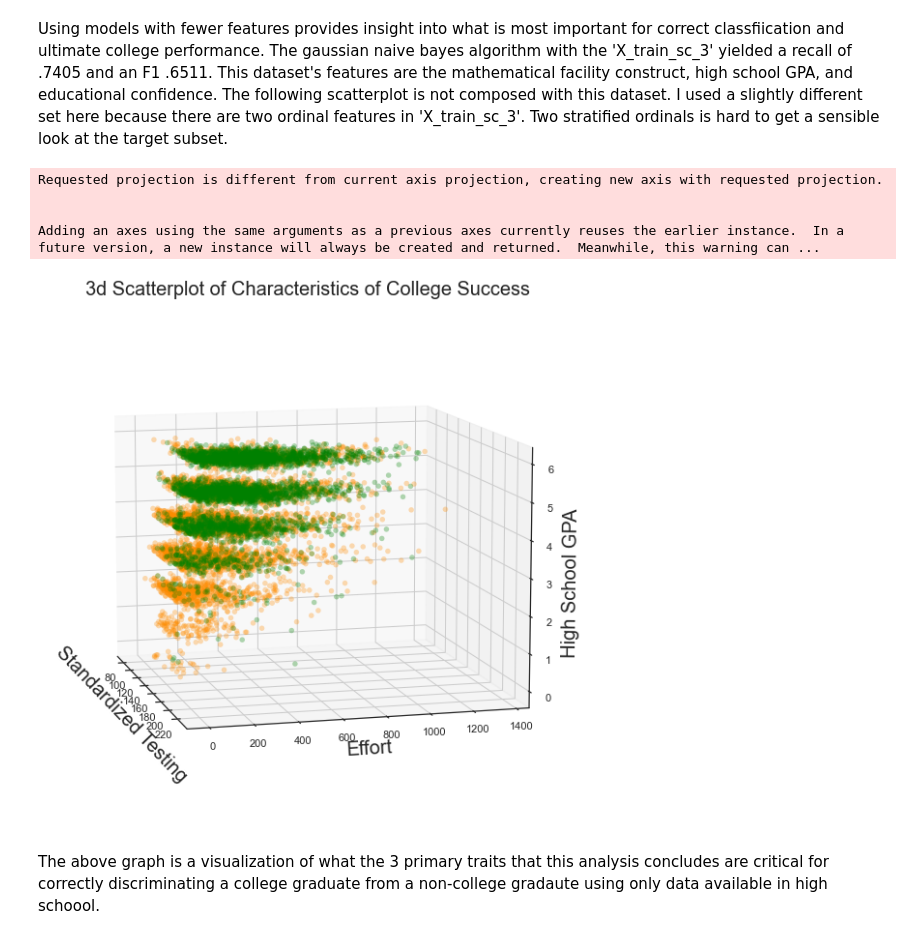
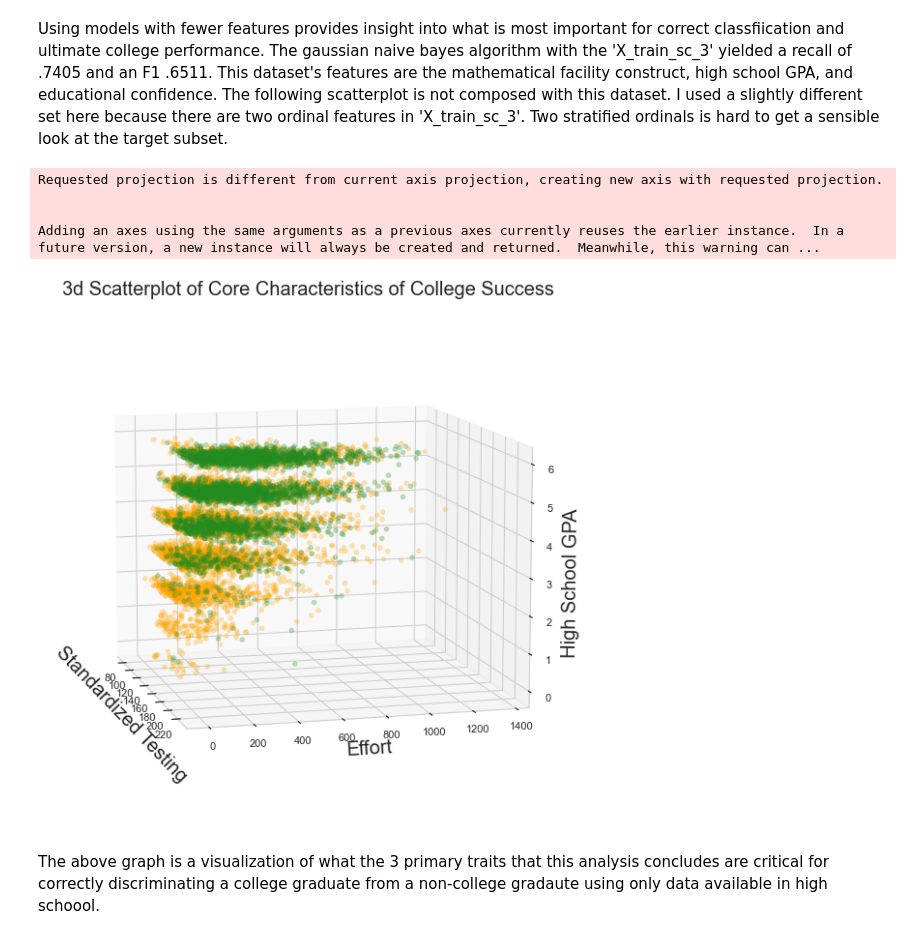
Before and after one commit to eonslemp/ML_assisted_college_advising, a Jupyter notebook: code/final_notebook.ipynb, the cells around one changed output. Cells and saved outputs as stored; diff of their text form; code cells hidden in the pictures.

```diff
--- a/code/final_notebook.ipynb
+++ b/code/final_notebook.ipynb
@@ -760,7 +760,7 @@ y_grad = exp[(exp.ps_level ==1) & (exp.graduated_Y == 1)]
 n_grad = exp[(exp.ps_level !=1 ) | (exp.graduated_Y != 1)]
 
 data = (y_grad, n_grad)
-colors = ('green', 'darkorange')
+colors = ('forestgreen', 'orange')
 groups = ('college grad', 'not grad')
 
 fig = plt.figure(figsize = (15, 10))
@@ -1332,36 +1332,36 @@ Using models with fewer features provides insight into what is most important fo
 # %%
 y_grad = exp[(exp.ps_level ==1) & (exp.graduated_Y == 1)]
 n_grad = exp[(exp.ps_level !=1 ) | (exp.graduated_Y != 1)]
 
 data = (y_grad, n_grad)
-colors = ('green', 'darkorange')
+colors = ('forestgreen', 'orange')
 groups = ('college grad', 'not grad')
 
 fig = plt.figure(figsize = (15, 10))
 
 ax = fig.add_subplot(1, 1, 1)
 ax = fig.gca(projection='3d')
 # ax.set_proj_type('ortho')
 
 for data, color, group in zip(data, colors, groups):
     x, y, z = data.testing, data.effort, data.hs_gpa
     ax.scatter(x, y, z, alpha=0.3, c=color, edgecolors='none', s=30, label=group)
 # x, y, z = data.testing, data.effort, data.hs_ac_load
 # ax.scatter(x, y, z, alpha=0.4, c=color, edgecolors='none', s=30, label=group)
 ax.set_xlabel('Standardized Testing',size = 20)
 ax.set_ylabel('Effort',size = 20)
 ax.set_zlabel('High School GPA',size = 20)
-plt.title('3d Scatterplot of Characteristics of College Success',size = 20)
+plt.title('3d Scatterplot of Core Characteristics of College Success',size = 20)
 #plt.savefig('3dcharacteristics.png', bbox_inches='tight')
 ax.view_init(10, 345)
 plt.draw()
 plt.pause(.001)
 # %% [output]
 Requested projection is different from current axis projection, creating new axis with requested projection.
 
 
 Adding an axes using the same arguments as a previous axes currently reuses the earlier instance.  In a future version, a new instance will always be created and returned.  Meanwhile, this warning can ...
-[figure, old version]
+[figure, new version]
 # %% [markdown]
 The above graph is a visualization of what the 3 primary traits that this analysis concludes are critical for correctly discriminating a college graduate from a non-college gradaute using only data available in high schoool.
 # %% [markdown]
```
Also changed, not shown: parts of 2 cells of this notebook, 3 other files.
